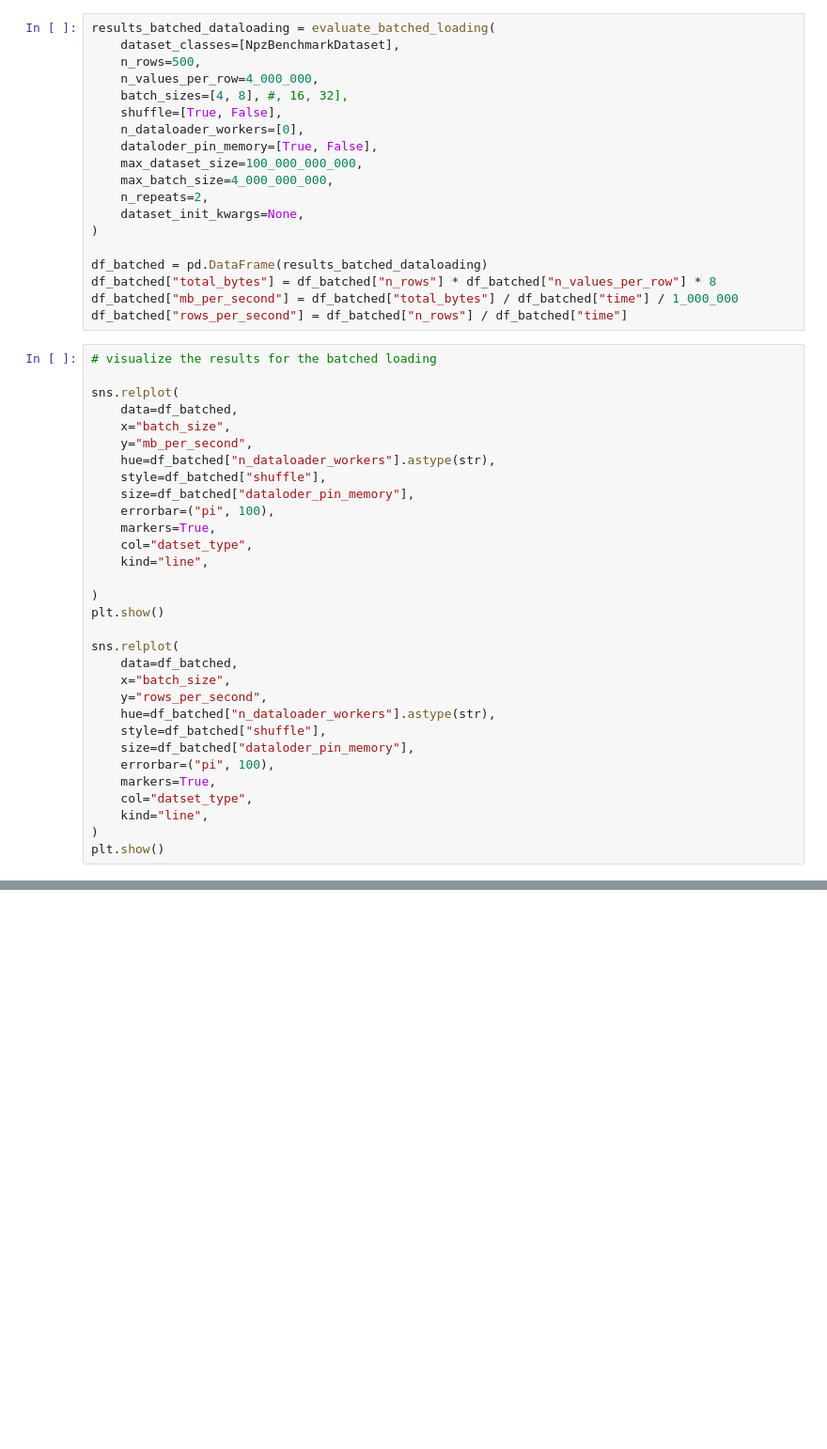
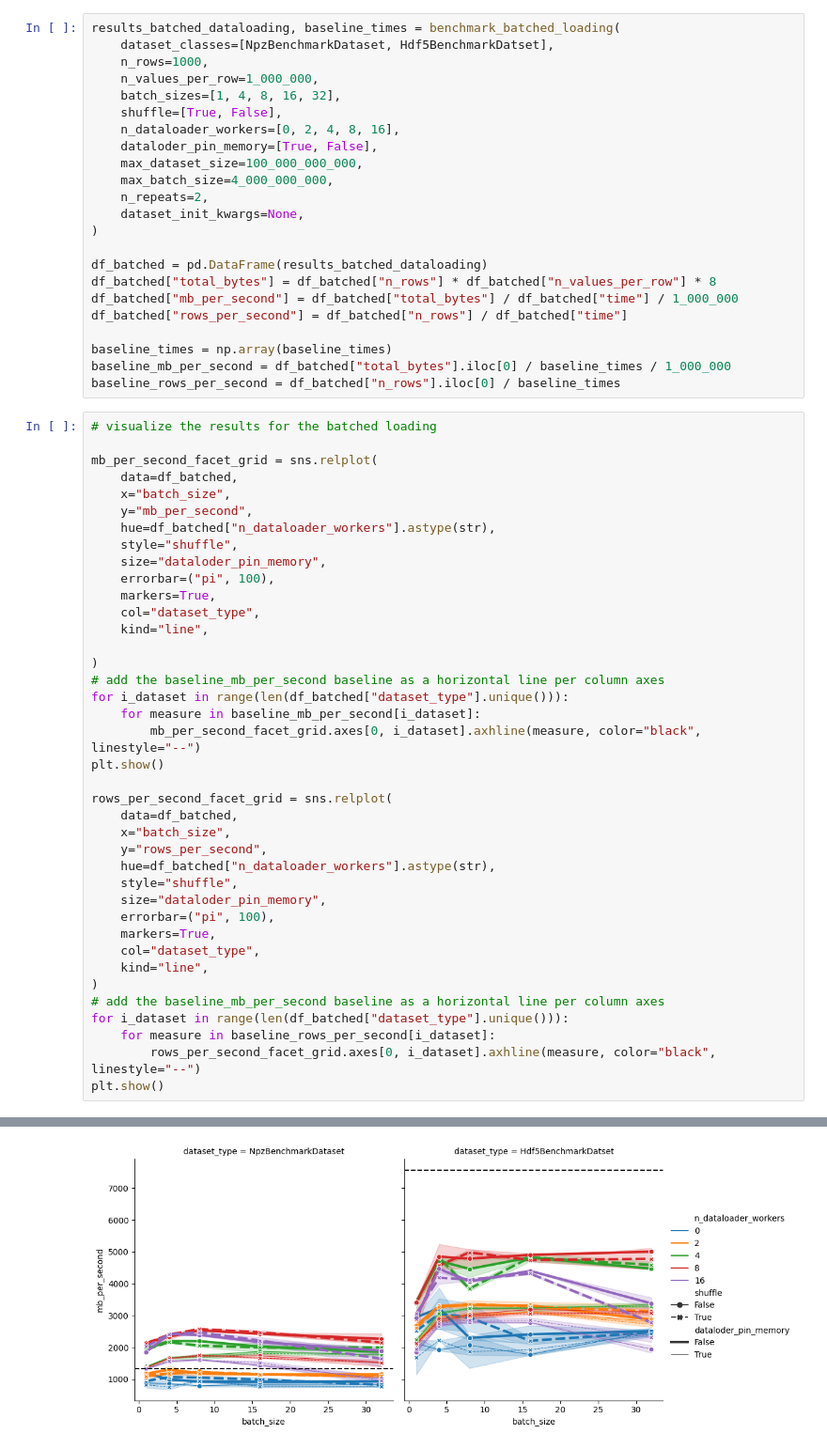
Before and after one commit to m0dd0/DatasetBenchmark, a Jupyter notebook: notebooks/batched_loading_benchmark.ipynb, the cells around one changed output, grey strips where cells are left out. Shown at 94% size. Saved outputs shown, nothing was run; the diff lists cells and outputs as text; blank space fills up the shorter version.

```diff
--- a/notebooks/batched_loading_benchmark.ipynb
+++ b/notebooks/batched_loading_benchmark.ipynb
@@ -11,11 +12,11 @@ from dataset_benchmark.evaluation import evaluate_batched_loading
 # %%
-results_batched_dataloading = evaluate_batched_loading(
-    dataset_classes=[NpzBenchmarkDataset],
-    n_rows=500,
-    n_values_per_row=4_000_000,
-    batch_sizes=[4, 8], #, 16, 32],
+results_batched_dataloading, baseline_times = benchmark_batched_loading(
+    dataset_classes=[NpzBenchmarkDataset, Hdf5BenchmarkDatset],
+    n_rows=1000,
+    n_values_per_row=1_000_000,
+    batch_sizes=[1, 4, 8, 16, 32],
     shuffle=[True, False],
-    n_dataloader_workers=[0],
+    n_dataloader_workers=[0, 2, 4, 8, 16],
     dataloder_pin_memory=[True, False],
     max_dataset_size=100_000_000_000,
     max_batch_size=4_000_000_000,
@@ -27,34 +28,47 @@ df_batched = pd.DataFrame(results_batched_dataloading)
 df_batched["total_bytes"] = df_batched["n_rows"] * df_batched["n_values_per_row"] * 8
 df_batched["mb_per_second"] = df_batched["total_bytes"] / df_batched["time"] / 1_000_000
 df_batched["rows_per_second"] = df_batched["n_rows"] / df_batched["time"]
+
+baseline_times = np.array(baseline_times)
+baseline_mb_per_second = df_batched["total_bytes"].iloc[0] / baseline_times / 1_000_000
+baseline_rows_per_second = df_batched["n_rows"].iloc[0] / baseline_times
 # %%
 # visualize the results for the batched loading
 
-sns.relplot(
+mb_per_second_facet_grid = sns.relplot(
     data=df_batched,
     x="batch_size",
     y="mb_per_second",
     hue=df_batched["n_dataloader_workers"].astype(str),
-    style=df_batched["shuffle"],
-    size=df_batched["dataloder_pin_memory"],
+    style="shuffle",
+    size="dataloder_pin_memory",
     errorbar=("pi", 100),
     markers=True,
-    col="datset_type",
+    col="dataset_type",
     kind="line",
 
 )
+# add the baseline_mb_per_second baseline as a horizontal line per column axes
+for i_dataset in range(len(df_batched["dataset_type"].unique())):
+    for measure in baseline_mb_per_second[i_dataset]:
+        mb_per_second_facet_grid.axes[0, i_dataset].axhline(measure, color="black", linestyle="--")
 plt.show()
 
-sns.relplot(
+rows_per_second_facet_grid = sns.relplot(
     data=df_batched,
     x="batch_size",
     y="rows_per_second",
     hue=df_batched["n_dataloader_workers"].astype(str),
-    style=df_batched["shuffle"],
-    size=df_batched["dataloder_pin_memory"],
+    style="shuffle",
+    size="dataloder_pin_memory",
     errorbar=("pi", 100),
     markers=True,
-    col="datset_type",
+    col="dataset_type",
     kind="line",
 )
+# add the baseline_mb_per_second baseline as a horizontal line per column axes
+for i_dataset in range(len(df_batched["dataset_type"].unique())):
+    for measure in baseline_rows_per_second[i_dataset]:
+        rows_per_second_facet_grid.axes[0, i_dataset].axhline(measure, color="black", linestyle="--")
 plt.show()
+# %% [output]
@@ -60,0 +78 @@ plt.show()
+[figure, added]
```
Also changed, not shown: parts of 3 cells of this notebook, 7 other files.
